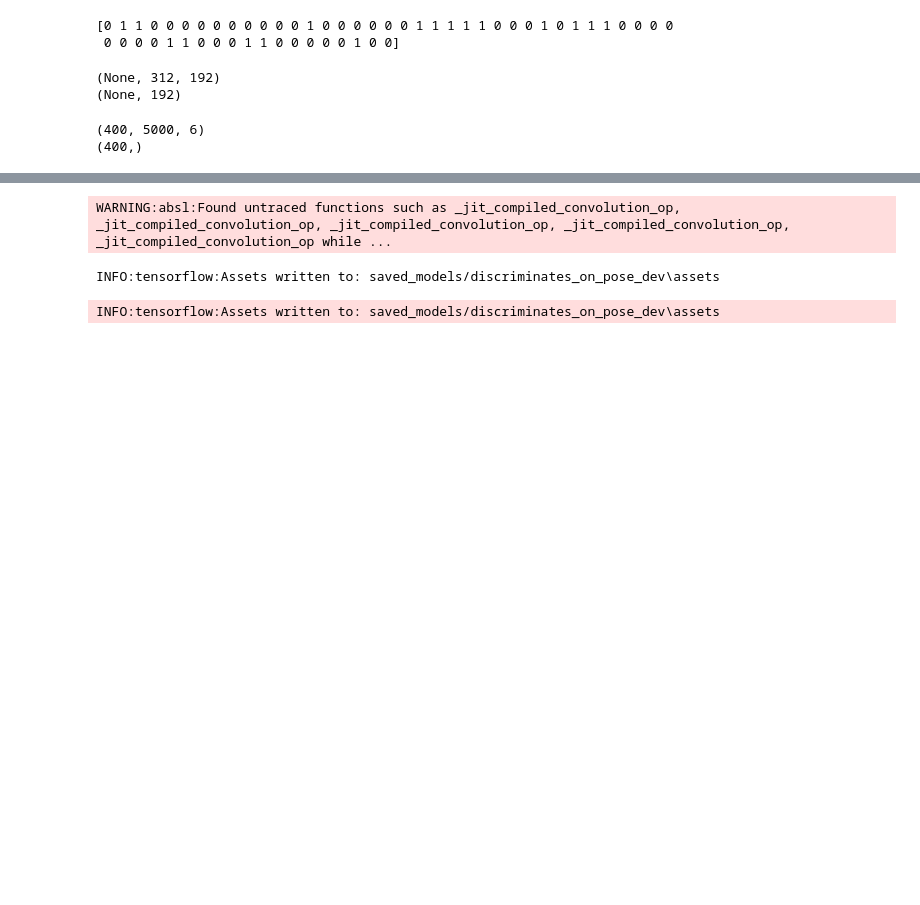
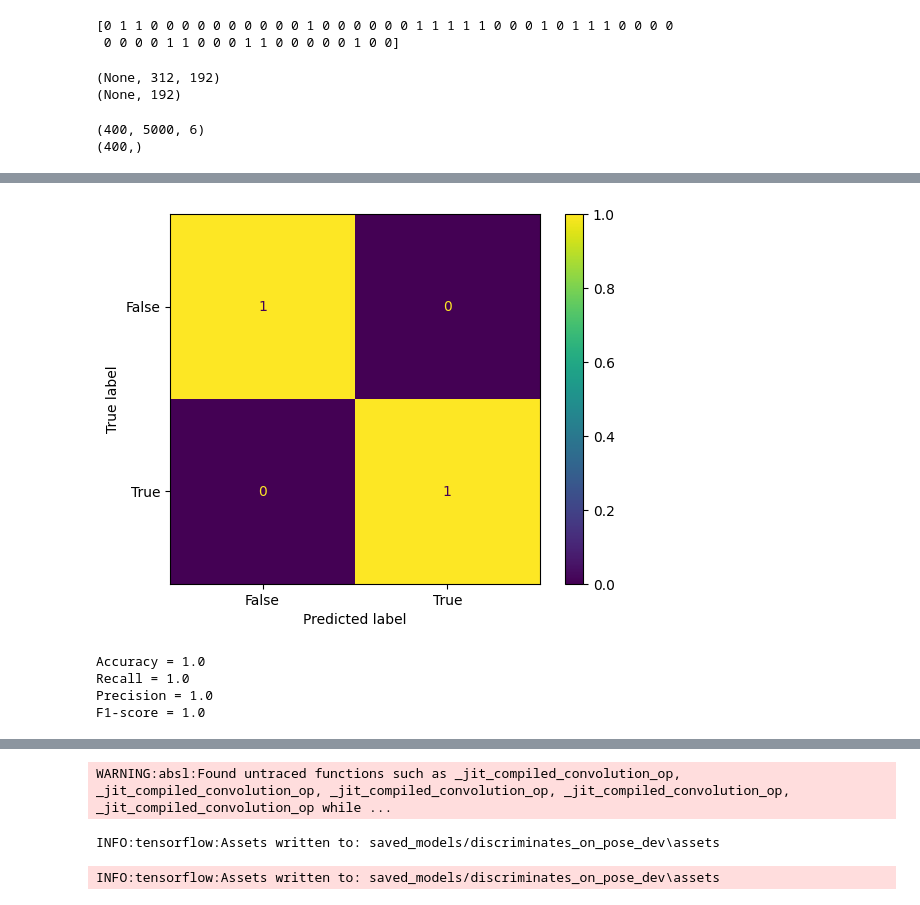
Before and after one commit to DirectionlessPad/DAIC_AUbased, a Jupyter notebook: guo2022_implementation.ipynb, the cells around one changed output, grey strips where cells are left out. Cells and saved outputs as stored; diff of their text form; code cells hidden in the pictures; blank space fills up the shorter version.

```diff
--- a/guo2022_implementation.ipynb
+++ b/guo2022_implementation.ipynb
@@ -521,6 +522,6 @@ print(y_train_bad.shape)
 # model_pose.fit(X_train_pose_np[:], Y_train_np[:], validation_data=(X_dev_pose_np[:], Y_dev_np[:]), epochs=5)
 # model_AU.fit(X_train_AU_np[:], Y_train_np[:], validation_data=(X_dev_AU_np[:], Y_dev_np[:]), epochs=3)
 # model_gaze.fit(X_train_gaze_np[:], Y_train_np[:], validation_data=(X_dev_gaze_np[:], Y_dev_np[:]), epochs=3)
-model_pose_gaze.fit([x_train_bad[:], x_train_bad2[:]], y_train_bad[:], validation_data = ([x_dev_bad[:], x_dev_bad2[:]], y_dev_bad[:]), epochs = 5)
+model_pose_gaze.fit([x_train_bad[:], x_train_bad2[:]], y_train_bad[:], validation_data = ([x_dev_bad[:], x_dev_bad2[:]], y_dev_bad[:]), epochs = 7)
 # model_pose_gaze.fit([X_train_pose_np[:], X_train_gaze_np[:]], Y_train_np[:], validation_data = ([X_dev_pose_np[:], X_dev_gaze_np[:]], Y_dev_np[:]), epochs = 3)
 # %% [output]
@@ -604,23 +620,25 @@ print("Precision = " + str(precision))
 print("F1-score = " + str(f1_score))
 # %%
 #Predict
-y_pose_gaze_prediction = model_pose_gaze.predict([X_test_pose_np, X_test_gaze_np])
-y_prediction = np.argmax(y_pose_gaze_prediction, axis = 1)
+# y_pose_gaze_prediction = model_pose_gaze.predict([X_test_pose_np, X_test_gaze_np])
+y_pose_gaze_prediction = model_pose_gaze.predict([x_dev_bad, x_dev_bad2])
+y_pose_gaze_prediction = np.argmax(y_pose_gaze_prediction, axis = 1)
 print(sum(y_pose_gaze_prediction)/len(y_pose_gaze_prediction))
 # print(y_pose_gaze_prediction)
 # y_pose_gaze_pred = (y_pose_gaze_prediction > 0.385) # pose + gaze
 # y_pred = (y_prediction > 0.5)
 #Create confusion matrix and normalizes it over predicted (columns)
-result = confusion_matrix(Y_test_np, y_pose_gaze_prediction, normalize='pred')
+# result = confusion_matrix(Y_test_np, y_pose_gaze_prediction, normalize='pred')
+result = confusion_matrix(y_dev_bad, y_pose_gaze_prediction, normalize='pred')
 # print(result)
 cm_display = ConfusionMatrixDisplay(confusion_matrix = result, display_labels = [False, True])
 cm_display.plot()
 plt.show()
-tp_pose_gaze = result[0][0]
-tn_pose_gaze = result[1][1]
-fp_pose_gaze = result[1][0]
-fn_pose_gaze = result[0][1]
-accuracy = (tp_pose_gaze + tn)/(tp_pose_gaze + tn_pose_gaze + fp_pose_gaze + fn_pose_gaze)
+tn_pose_gaze = result[0][0]
+tp_pose_gaze = result[1][1]
+fn_pose_gaze = result[1][0]
+fp_pose_gaze = result[0][1]
+accuracy = (tp_pose_gaze + tn_pose_gaze)/(tp_pose_gaze + tn_pose_gaze + fp_pose_gaze + fn_pose_gaze)
 recall = tp_pose_gaze / (tp_pose_gaze + fn_pose_gaze)
 precision = tp_pose_gaze / (tp_pose_gaze + fp_pose_gaze)
 f1_score = 2 * precision * recall / (precision + recall)
@@ -628,3 +646,4 @@ print("Accuracy = " + str(accuracy))
 print("Recall = " + str(recall))
 print("Precision = " + str(precision))
 print("F1-score = " + str(f1_score))
+# %% [output]
@@ -631,3 +652,8 @@ print("F1-score = " + str(f1_score))
+[figure, added]
+Accuracy = 1.0
+Recall = 1.0
+Precision = 1.0
+F1-score = 1.0
 # %%
 # y_pred = (y_prediction > 0.3775) # pose
 # y_pred = (y_prediction > 0.67441285) # AU
```
Also changed, not shown: parts of 8 cells of this notebook, 1 other file.
